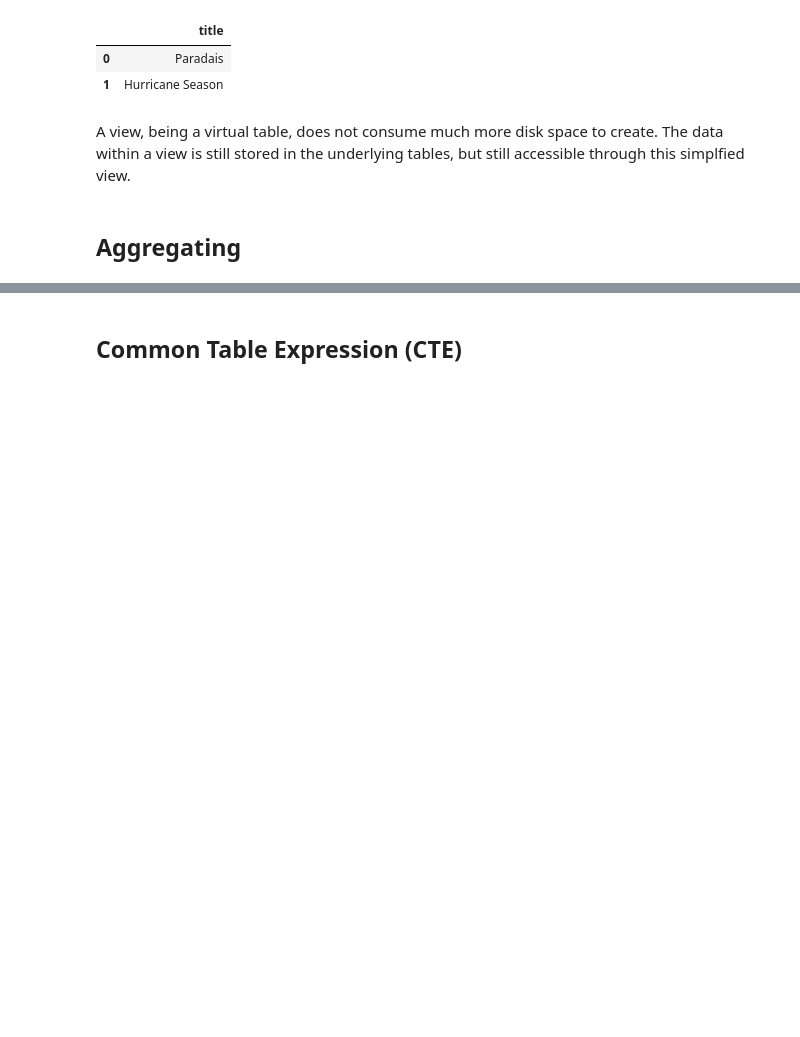
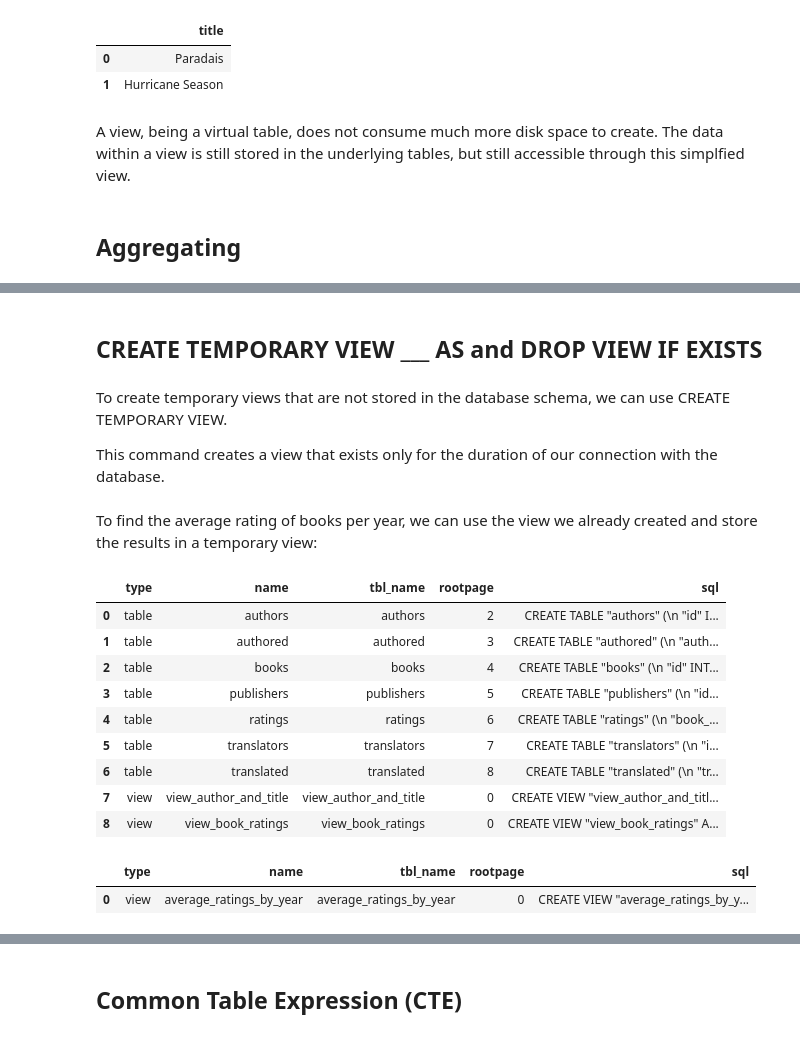
Before and after one commit to engineer-nicolas/cs50sql, a Jupyter notebook: lecture_4_Viewing/lecture_4.ipynb, the cells around one changed output, grey strips where cells are left out. Saved outputs shown, nothing was run; the diff lists cells and outputs as text; code cells hidden in the pictures; blank space fills up the shorter version.

```diff
--- a/lecture_4_Viewing/lecture_4.ipynb
+++ b/lecture_4_Viewing/lecture_4.ipynb
@@ -173,0 +308,54 @@ A view, being a virtual table, does not consume much more disk space to create.
+# %% [markdown]
+## CREATE TEMPORARY VIEW ___ AS and DROP VIEW IF EXISTS
+# %% [markdown]
+To create temporary views that are not stored in the database schema, we can use CREATE TEMPORARY VIEW.
+
+This command creates a view that exists only for the duration of our connection with the database.
+# %% [markdown]
+
+To find the average rating of books per year, we can use the view we already created and store the results in a temporary view:
+# %%
+conn.execute("""
+DROP VIEW IF EXISTS "average_ratings_by_year";
+"""
+)
+
+conn.execute("""
+CREATE TEMPORARY VIEW "average_ratings_by_year" AS
+SELECT
+    "year",
+    AVG("average rating") AS "rating"
+FROM "view_book_ratings"
+GROUP BY "year";
+""")
+
+conn.commit()
+pd.read_sql_query(
+    """
+    SELECT *
+    FROM sqlite_master;
+    """,
+    conn
+)
+# %% [output]
+|  | type | name | tbl_name | rootpage | sql |
+| 0 | table | authors | authors | 2 | CREATE TABLE "authors" (\n "id" I... |
+| 1 | table | authored | authored | 3 | CREATE TABLE "authored" (\n "auth... |
+| 2 | table | books | books | 4 | CREATE TABLE "books" (\n "id" INT... |
+| 3 | table | publishers | publishers | 5 | CREATE TABLE "publishers" (\n "id... |
+| 4 | table | ratings | ratings | 6 | CREATE TABLE "ratings" (\n "book_... |
+| 5 | table | translators | translators | 7 | CREATE TABLE "translators" (\n "i... |
+| 6 | table | translated | translated | 8 | CREATE TABLE "translated" (\n "tr... |
+| 7 | view | view_author_and_title | view_author_and_title | 0 | CREATE VIEW "view_author_and_titl... |
+| 8 | view | view_book_ratings | view_book_ratings | 0 | CREATE VIEW "view_book_ratings" A... |
+# %%
+pd.read_sql_query(
+"""
+SELECT *
+FROM "sqlite_temp_master";
+""",
+conn
+)
+# %% [output]
+|  | type | name | tbl_name | rootpage | sql |
+| 0 | view | average_ratings_by_year | average_ratings_by_year | 0 | CREATE VIEW "average_ratings_by_y... |
```
Also changed, not shown: parts of 12 cells of this notebook.
